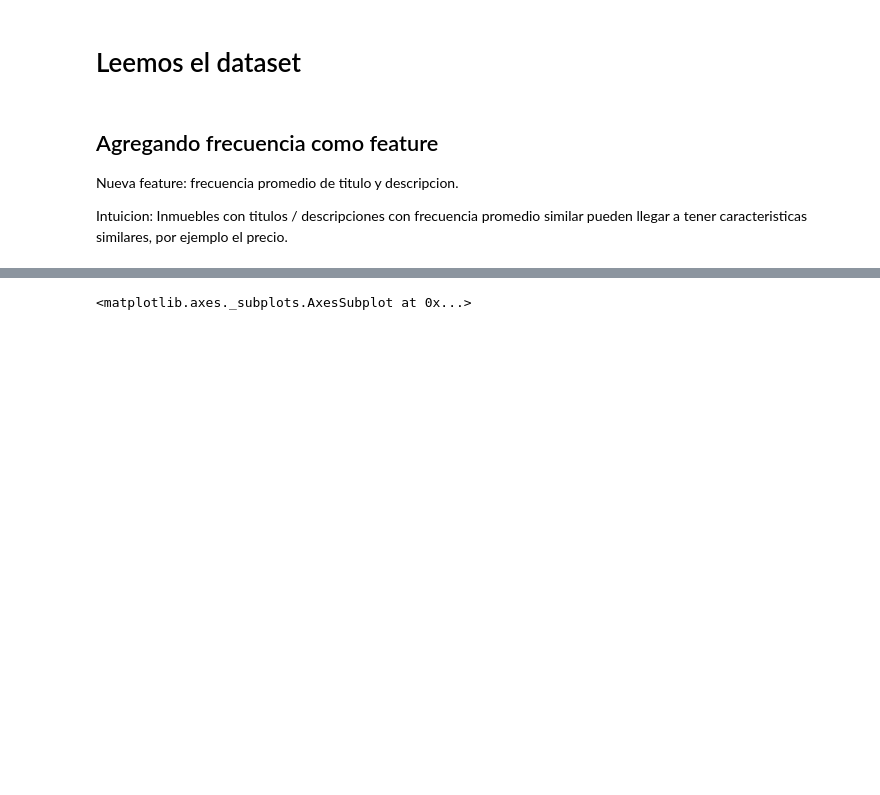
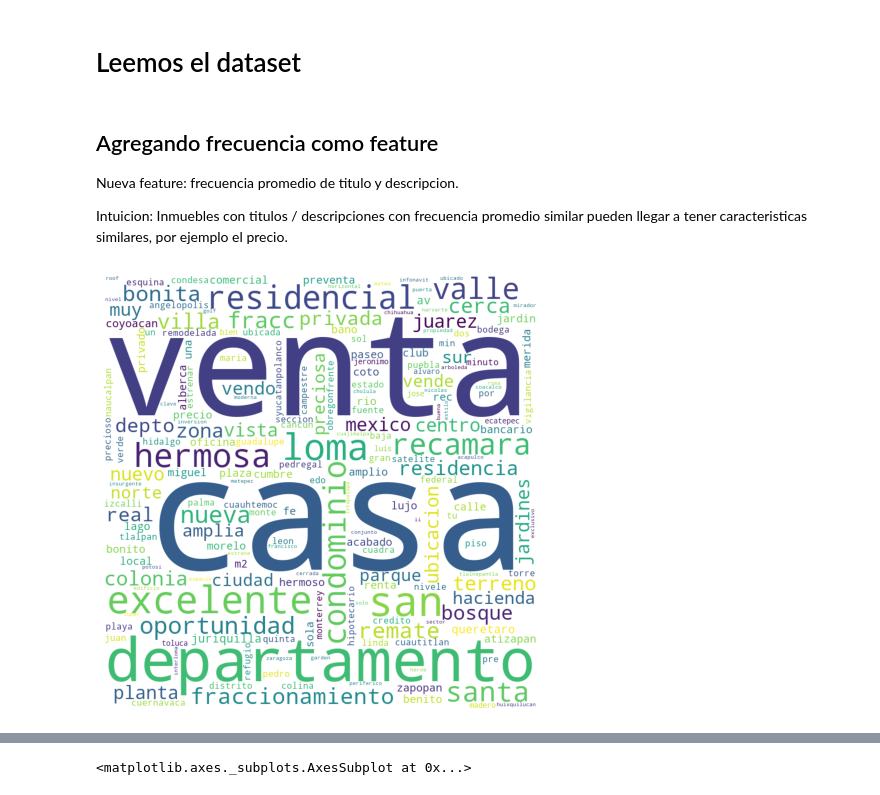
Before and after one commit to mnPanic/metnum-tp3, a Jupyter notebook: notebooks/Wordcloud.ipynb, the cells around one changed output, grey strips where cells are left out. Cells and saved outputs as stored; diff of their text form; code cells hidden in the pictures; blank space fills up the shorter version.

```diff
--- a/notebooks/Wordcloud.ipynb
+++ b/notebooks/Wordcloud.ipynb
@@ -25,6 +25,8 @@ precio.
 import wordcloud_features as wf
 desc_wc, titles_wc = wf.add_frequency_features(df)
 # %%
-wf.plot_wc(desc_wc)
+wf.plot_wc(titles_wc)
+# %% [output]
+[figure, added]
 # %%
 wf.plot_wc(desc_wc)
```
Also changed, not shown: parts of 1 cell of this notebook, 15 other files.
